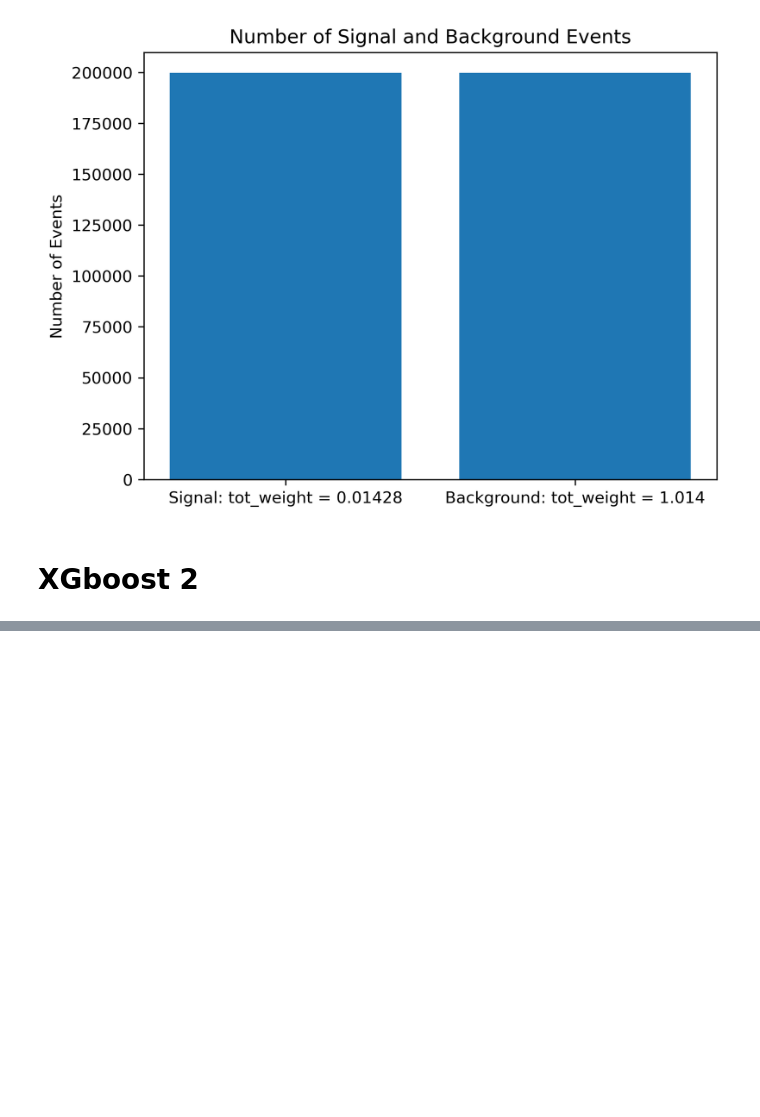
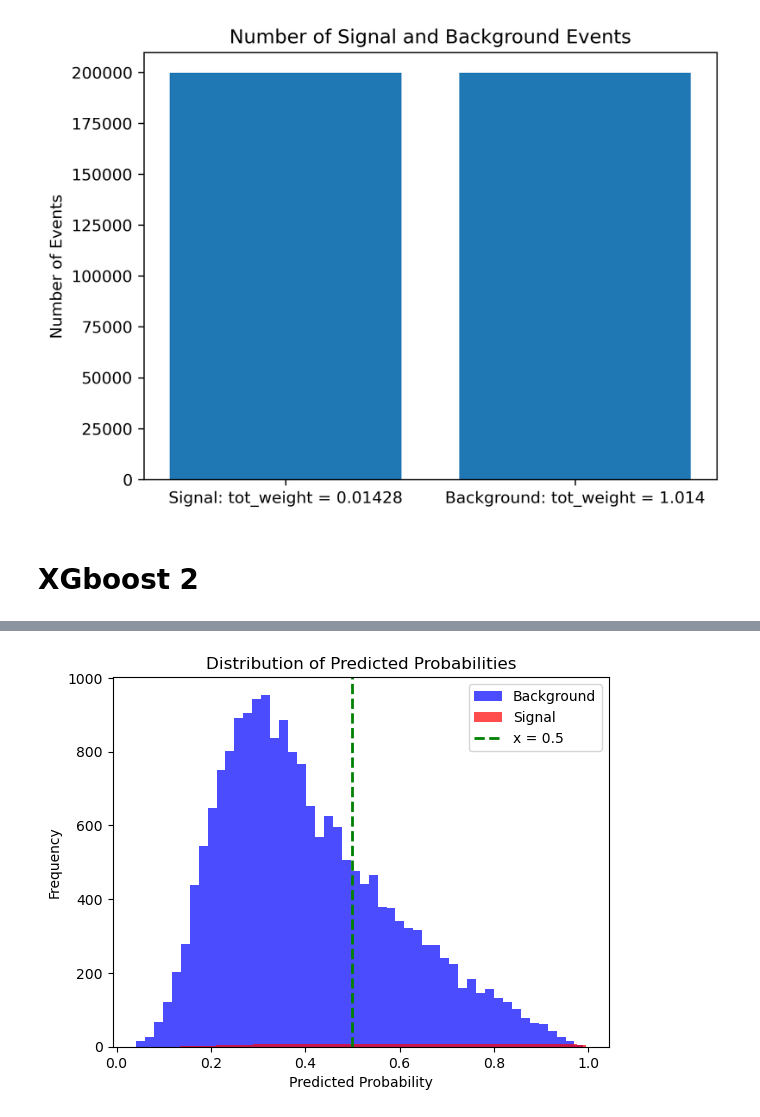
Before and after one commit to inigostibbe/msciproject, a Jupyter notebook: initialanalysis.ipynb, the cells around one changed output, grey strips where cells are left out. Drawn from its saved outputs; the diff is of its cells as text; code cells hidden in the pictures; blank space fills up the shorter version.

```diff
--- a/initialanalysis.ipynb
+++ b/initialanalysis.ipynb
@@ -405 +437,42 @@ print(f"Accuracy: {accuracy:.4f}")
 Accuracy: 0.6794
+# %%
+import pandas as pd
+import matplotlib.pyplot as plt
+
+# Separate the probabilities and scaled weights for signal and background
+signal_proba = y_proba[y_test == 1][:, 1]
+background_proba = y_proba[y_test == 0][:, 1]
+signal_weights = test_weights[y_test == 1] * 200000
+background_weights = test_weights[y_test == 0] * 200000
+
+# Plot histograms for signal and background
+plt.hist(
+    background_proba,
+    bins=50,
+    color='blue',
+    alpha=0.7,
+    label='Background',
+    weights=background_weights
+)
+plt.hist(
+    signal_proba,
+    bins=50,
+    color='red',
+    alpha=0.7,
+    label='Signal',
+    weights=signal_weights
+)
+
+# Add a vertical line at x = 0.5
+plt.axvline(x=0.5, color='green', linestyle='--', linewidth=2, label='x = 0.5')
+
+# Add labels and title
+plt.title('Distribution of Predicted Probabilities')
+plt.xlabel('Predicted Probability')
+plt.ylabel('Frequency')
+plt.legend(loc='upper right')
+
+# Display the plot
+plt.show()
+# %% [output]
+[figure, added]
```
Also changed, not shown: parts of 11 cells of this notebook.
